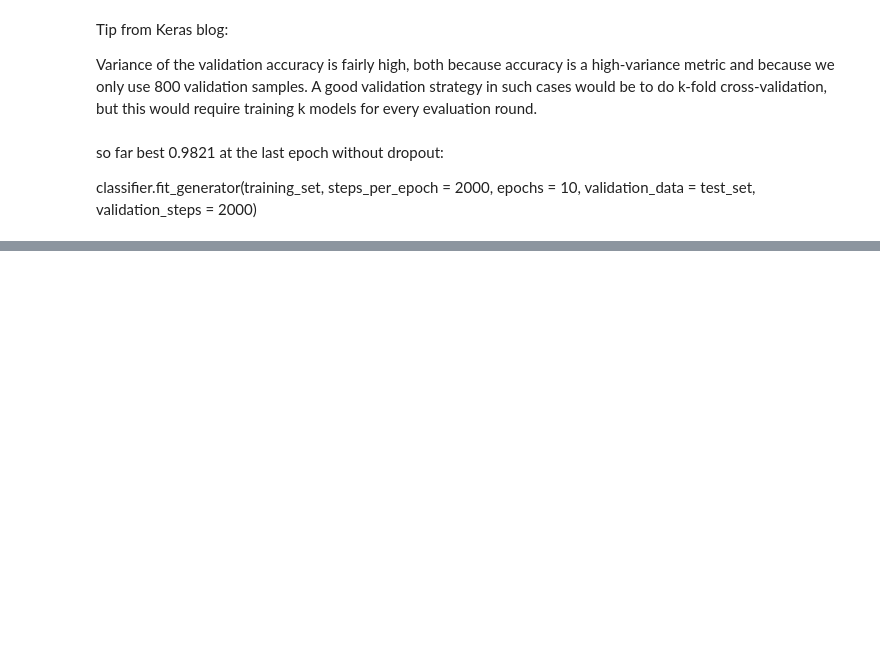
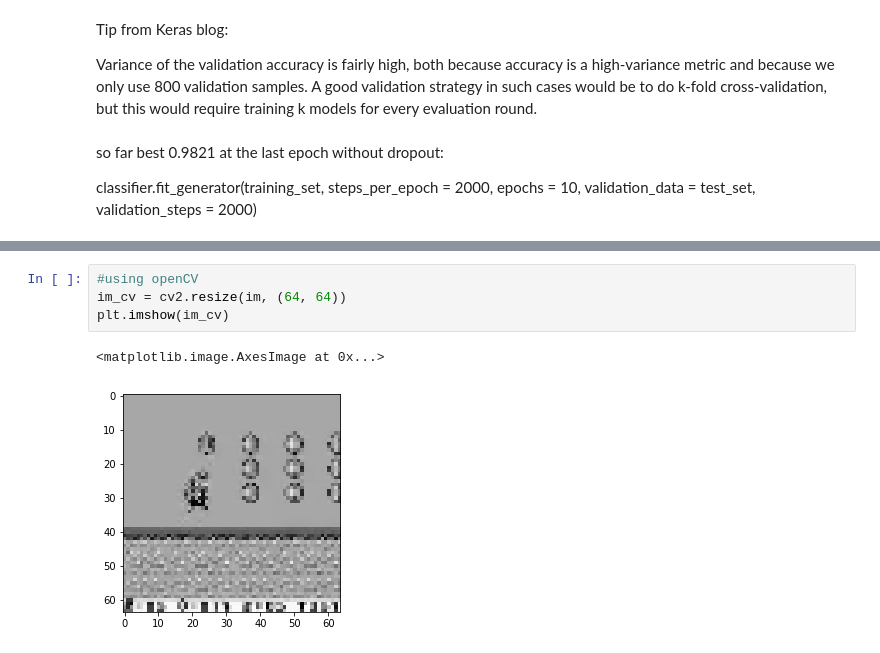
Before and after one commit to erykml/mario_vs_wario, a Jupyter notebook: mario_vs_wario.ipynb, the cells around one changed output, grey strips where cells are left out. Saved outputs shown, nothing was run; the diff lists cells and outputs as text; blank space fills up the shorter version.

```diff
--- a/mario_vs_wario.ipynb
+++ b/mario_vs_wario.ipynb
@@ -319,0 +354,7 @@ classifier.save('mario_vs_wario_model.h5')
+# %%
+#using openCV
+im_cv = cv2.resize(im, (64, 64))
+plt.imshow(im_cv)
+# %% [output]
+<matplotlib.image.AxesImage at 0x...>
+[figure, added]
```
Also changed, not shown: parts of 30 cells of this notebook.
